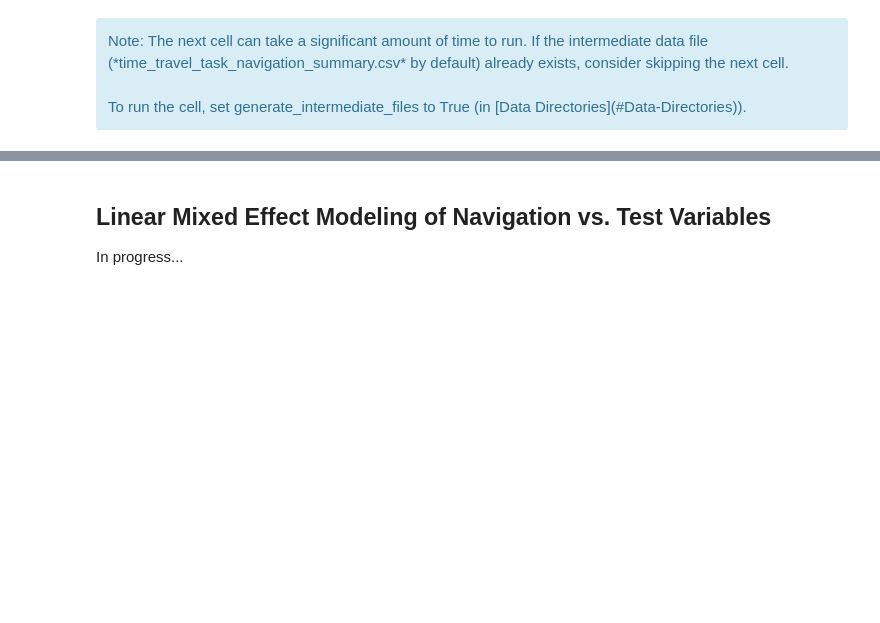
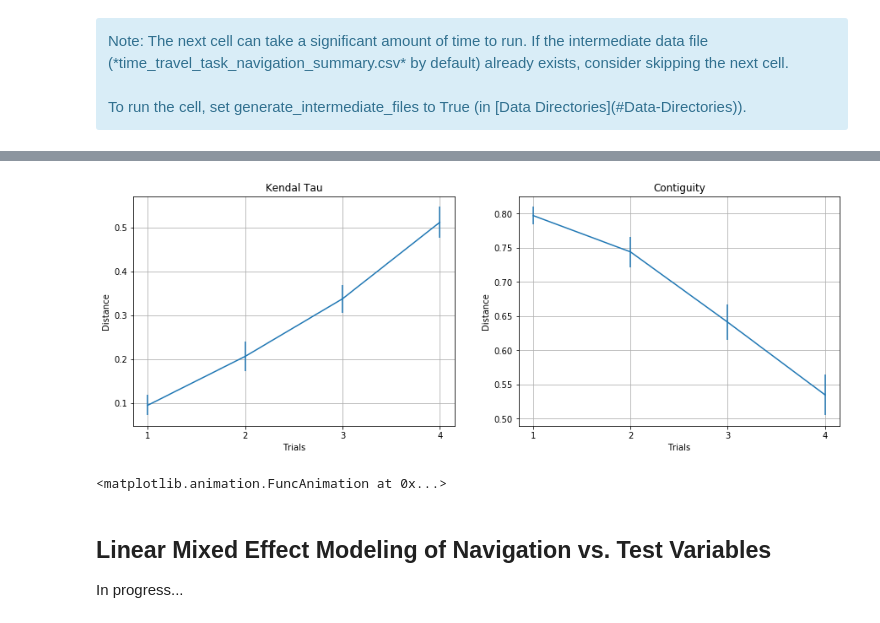
Before and after one commit to rokmetro/msl-iposition-pipeline-fork, a Jupyter notebook: examples/Time_Travel_Task_Analyses.ipynb, the cells around one changed output, grey strips where cells are left out. Drawn from its saved outputs; the diff is of its cells as text; code cells hidden in the pictures; blank space fills up the shorter version.

```diff
--- a/examples/Time_Travel_Task_Analyses.ipynb
+++ b/examples/Time_Travel_Task_Analyses.ipynb
@@ -268,0 +425,33 @@ visualize_columns(data_nav, columns, titles, ylabels, separate_plots=True, subpl
+# %%
+import pandas
+import ast
+
+# Load the data
+data_nav = pandas.read_csv('time_travel_task_navigation_summary.csv')
+
+inverse = data_nav['inverse']
+
+# Process the lists of indicies
+raw_indicies = [ast.literal_eval(row) for row in data_nav['click_order'].values]
+sorted_indicies = []
+indicies = []
+
+# Simplify the indicies to their ordinal position (i.e. [0, 2, 3, 1, 5, ...])
+for row, inv in zip(raw_indicies, inverse):
+    if inv:
+        sorted_list, index_list = zip(*sorted(zip(row, list(reversed(range(0, len(row)))))))
+    else:
+        sorted_list, index_list = zip(*sorted(zip(row, list(range(0, len(row))))))
+    sorted_indicies.append(sorted_list)
+    indicies.append(index_list)
+
+# Remove items 8 and 9 as they had no temporal information
+temporal_only_indicies = []
+for row in indicies:
+    index_list = list(row)
+    index_list.remove(8)
+    index_list.remove(9)
+    temporal_only_indicies.append(index_list)
+
+trials = data_nav['trial']
+distances = [ktcd(perm) for perm in temporal_only_indicies]
@@ -268,0 +478,13 @@ visualize_columns(data_nav, columns, titles, ylabels, separate_plots=True, subpl
+# %%
+data_dist = pandas.DataFrame()
+data_dist['trial'] = trials
+data_dist['kendall_tau_distance'] = pandas.Series(list(np.transpose(distances)[0]))
+data_dist['contiguity_distance'] = pandas.Series(list(np.transpose(distances)[1]))
+
+columns = ['kendall_tau_distance', 'contiguity_distance']
+titles = ['Kendal Tau', 'Contiguity']
+ylabels = ['Distance', 'Distance']
+
+visualize_columns(data_dist, columns, titles, ylabels, separate_plots=True)
+# %% [output]
+[figure, added]
@@ -269,3 +497,7 @@ visualize_columns(data_nav, columns, titles, ylabels, separate_plots=True, subpl
+# %%
+anim
+# %% [output]
+<matplotlib.animation.FuncAnimation at 0x...>
 # %% [markdown]
 ## Linear Mixed Effect Modeling of Navigation vs. Test Variables
 
```
Also changed, not shown: parts of 14 cells of this notebook, 5 other files.
